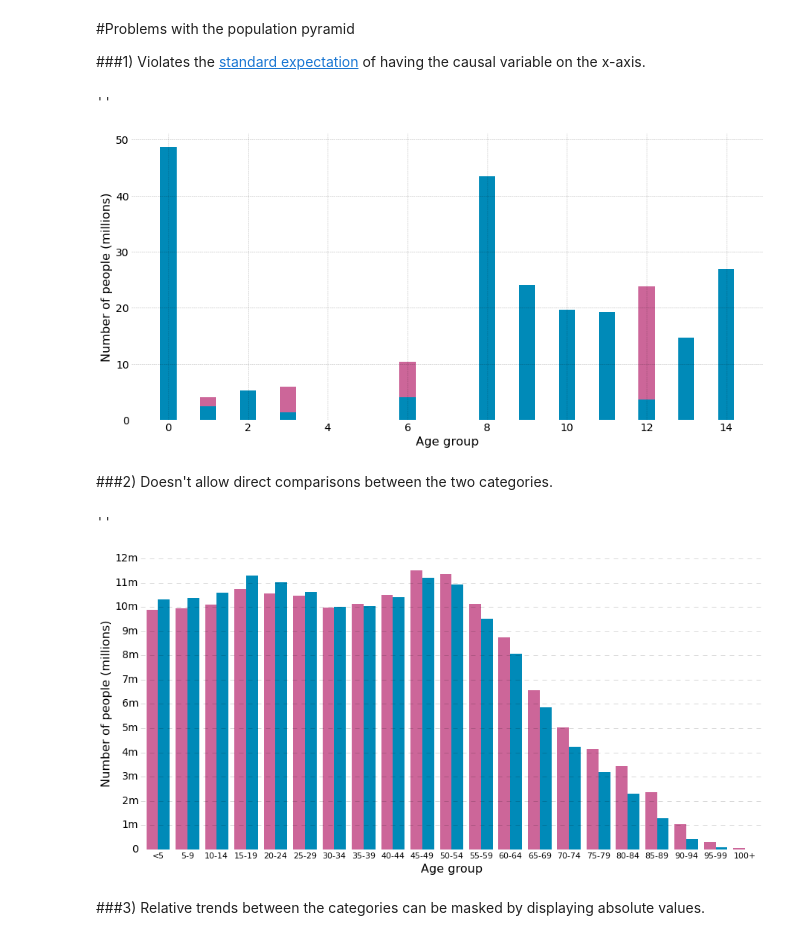
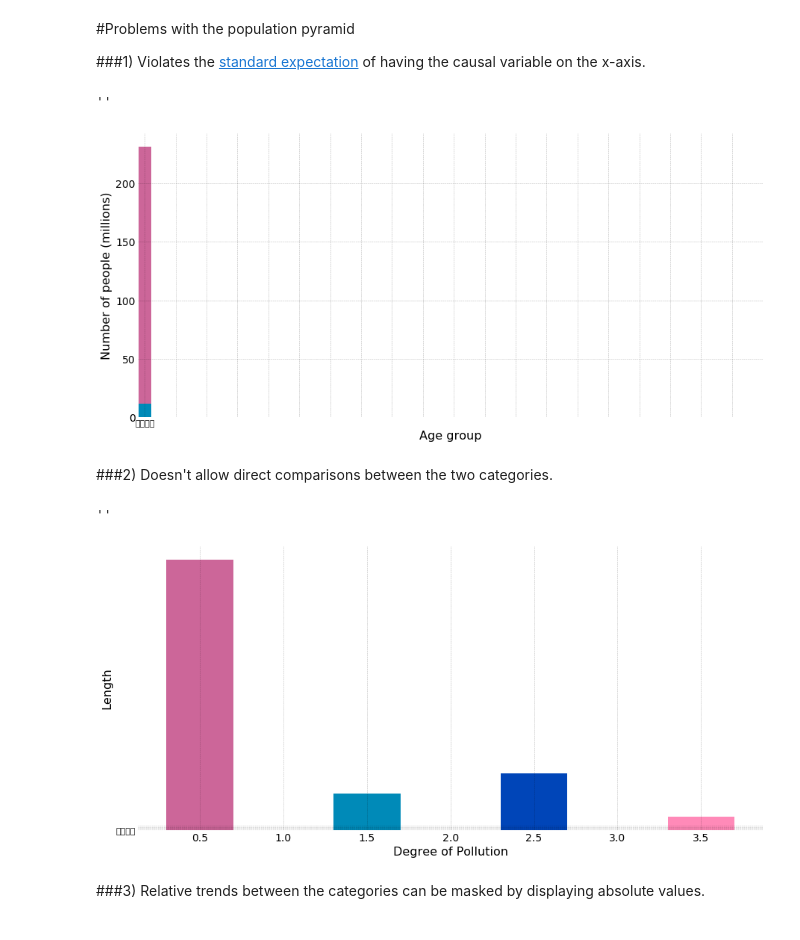
Before and after one commit to aesophor/DataScience, a Jupyter notebook: 01 Numerical/Rethinking the population pyramid.ipynb, the cells around one changed output. Cells and saved outputs as stored; diff of their text form; code cells hidden in the pictures.

Commit message:
Added river pollution data

```diff
--- a/01 Numerical/Rethinking the population pyramid.ipynb
+++ b/01 Numerical/Rethinking the population pyramid.ipynb
@@ -38,13 +34,13 @@ fig = plt.figure(figsize=(15, 7))
 ax1 = fig.add_subplot(111)
 
 for (i, row) in age_gender_data.iterrows():
-    plt.bar([i, i, i, i], [row['RPI≦2.0'], row['2.0<RPI≦3.0'], row['3.1≦RPI≦6.0'], row['RPI>6.0,']],
-            color=['#CC6699', '#008AB8', '#2A2D3A', '#B6C4FF'], width=0.4, align='center', edgecolor='none')
+    plt.bar([i, i, i, i], [row['RPI≦2.0'], row['2.0<RPI≦3.0'], row['3.1≦RPI≦6.0'], row['RPI>6.0']],
+            color=['#CC6699', '#CC6699', '#CC6699', '#008AB8'], width=0.4, align='center', edgecolor='none')
 
 #plt.xlim(-0.6, 20.6)
 #plt.ylim(-12.1e6, 12.1e6)
 #plt.grid(False, axis='x')
-#plt.xticks(np.arange(0, 21), age_gender_data['Age_Range'], fontsize=11)
+plt.xticks(np.arange(0, 21), age_gender_data['名稱'], fontsize=11)
 #plt.yticks(np.arange(-12e6, 13e6, 2e6),
 #           ['{}m'.format(int(abs(x) / 1e6)) if x != 0 else 0 for x in np.arange(-12e6, 13e6, 2e6)])
 plt.xlabel('Age group')
@@ -54,30 +50,30 @@ plt.savefig('pop_pyramid_rotated.pdf')
 ;
 # %% [output]
 ''
-[figure, old version]
+[figure, new version]
 # %% [markdown]
 ###2) Doesn't allow direct comparisons between the two categories.
 # %%
 fig = plt.figure(figsize=(15, 7))
 ax1 = fig.add_subplot(111)
 
 for (i, row) in age_gender_data.iterrows():
-    plt.bar([i - 0.2, i + 0.2], [row['Females_2010'], row['Males_2010']],
-            color=['#CC6699', '#008AB8'], width=0.4, align='center', edgecolor='none')
+    plt.bar([i + 0.5, i + 1.5, i + 2.5, i + 3.5], [row['RPI≦2.0'], row['2.0<RPI≦3.0'], row['3.1≦RPI≦6.0'], row['RPI>6.0']],
+            color=['#CC6699', '#008AB8', '#0045B8', '#FF8AB8'], width=0.4, align='center', edgecolor='none')
 
-plt.xlim(-0.6, 20.6)
-plt.xticks(range(0, 21), age_gender_data['Age_Range'], fontsize=11)
-plt.grid(False, axis='x')
-plt.yticks(np.arange(0, 13e6, 1e6),
-           ['{}m'.format(int(x / 1e6)) if x > 0 else 0 for x in np.arange(0, 13e6, 1e6)])
-plt.xlabel('Age group')
-plt.ylabel('Number of people (millions)')
+#plt.xlim(-0.6, 20.6)
+plt.yticks(range(0, 5), age_gender_data['名稱'], fontsize=11)
+#plt.grid(False, axis='x')
+#plt.yticks(np.arange(0, 13e6, 1e6),
+#           ['{}m'.format(int(x / 1e6)) if x > 0 else 0 for x in np.arange(0, 13e6, 1e6)])
+plt.xlabel('Degree of Pollution')
+plt.ylabel('Length')
 
 plt.savefig('pop_pyramid_grouped.pdf')
 ;
 # %% [output]
 ''
-[figure, old version]
+[figure, new version]
 # %% [markdown]
 ###3) Relative trends between the categories can be masked by displaying absolute values.
 # %%
```
Also changed, not shown: parts of 1 cell of this notebook, 3 other files.
